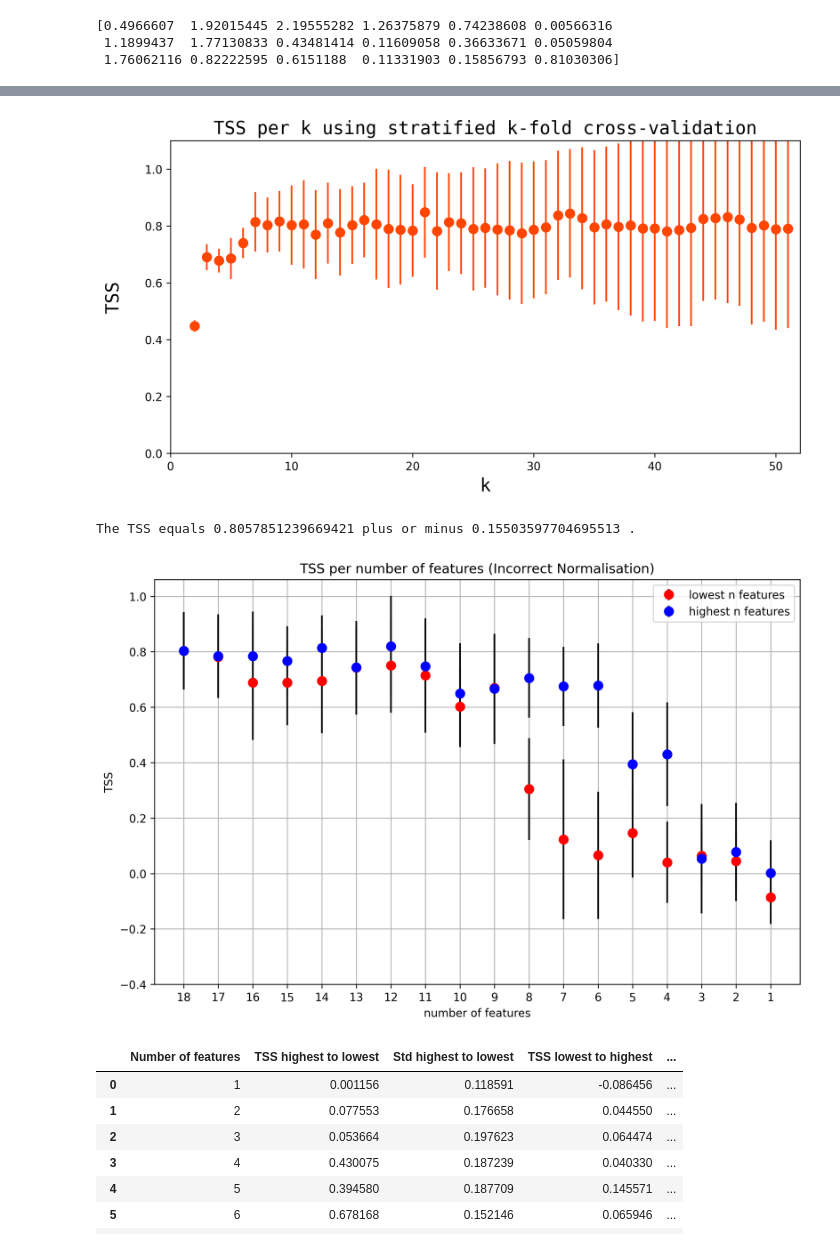
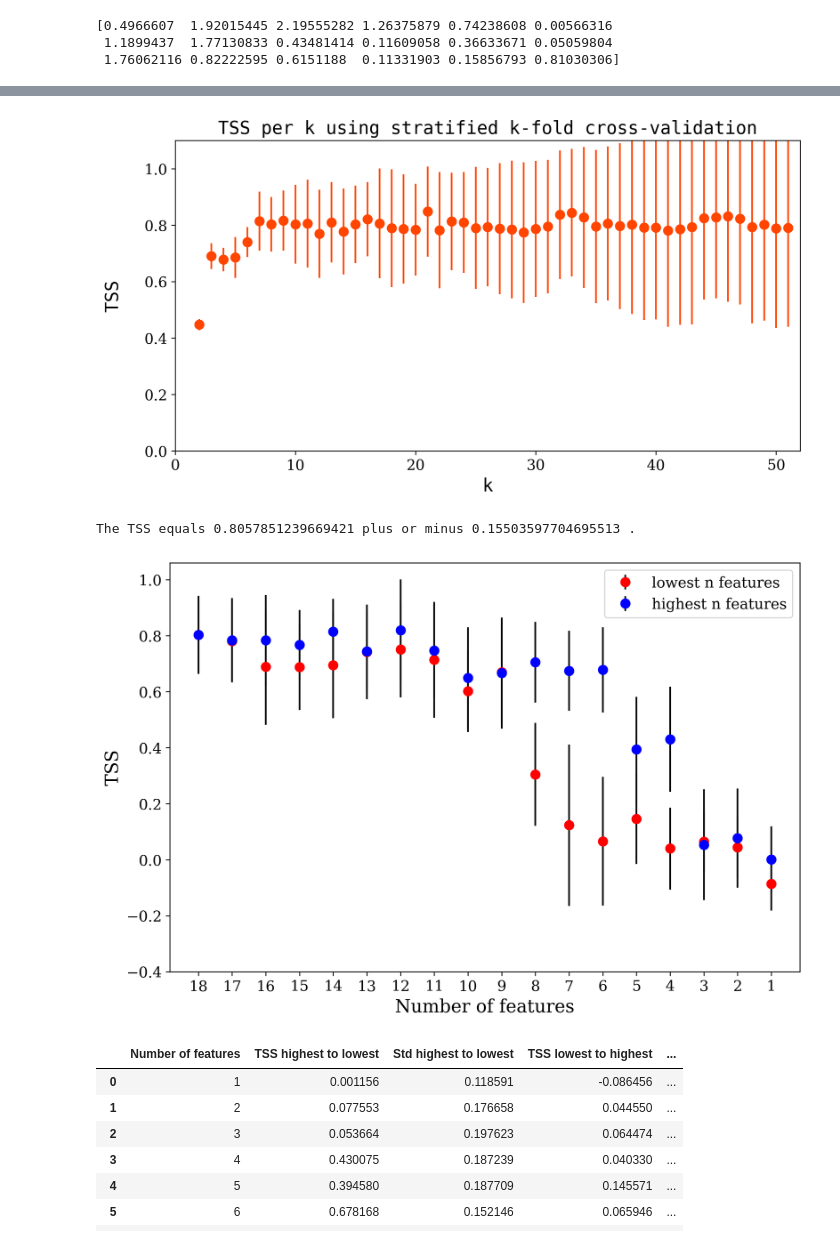
Before and after one commit to nabdeep-patel/flare_cme_association, a Jupyter notebook: Bobra et al. 2016/result_2016.ipynb, the cells around one changed output, grey strips where cells are left out. Cells and saved outputs as stored; diff of their text form; code cells hidden in the pictures.

```diff
--- a/Bobra et al. 2016/result_2016.ipynb
+++ b/Bobra et al. 2016/result_2016.ipynb
@@ -2,3 +2,16 @@
 import pandas as pd
 import numpy as np
 import matplotlib.pyplot as plt
+# %%
+plt.rcParams.update({
+    "font.family": "serif",
+    "font.size": 14,            # base font size
+    "axes.labelsize": 16,       # x/y labels
+    "axes.titlesize": 17,       # title
+    "xtick.labelsize": 13,
+    "ytick.labelsize": 13,
+    "legend.fontsize": 13,
+    "figure.dpi": 300
+})
+
+plt.figure(figsize=(8, 5))
@@ -181,7 +197,7 @@ plt.title(r'TSS per k using stratified k-fold cross-validation', **text_style)
 fig = plt.gcf()
 fig.set_size_inches(10, 5)
 # %% [output]
-[figure, old version]
+[figure, new version]
 # %%
 print("The TSS equals", array_of_avg_TSS[9],"plus or minus", array_of_std_TSS[9], ".")
 # %% [output]
@@ -243,37 +259,35 @@ for k in num_features:
         ytrain = ydata[train_index]
         # xtest are the examples in the testing set
         xtest = X_subset[test_index]
         ytest = ydata[test_index]    # ytest are the labels in the testing set
         clf.fit(xtrain, ytrain)
         TN, FP, TP, FN = confusion_table(clf.predict(xtest), ytest)
         if (((TP+FN) == 0.0) or (FP+TN) == 0.0):
             these_TSS_for_this_k.append(np.nan)
             continue
         else:
             these_TSS_for_this_k.append(TP/(TP+FN) - FP/(FP+TN))
     TSS_k = np.array(these_TSS_for_this_k)
     tss_means_low2high.append(np.mean(TSS_k))
     tss_stds_low2high.append(np.std(TSS_k))
 
 # Plot
 plt.figure(figsize=(9, 6), dpi = 300)
 plt.errorbar(num_features, tss_means_low2high, yerr=tss_stds_low2high, color='black', label='lowest n features', fmt='o', markerfacecolor='red', markeredgecolor='red', markersize=8)
 
 plt.errorbar(num_features, tss_means_high2low, yerr=tss_stds_high2low, color='black', label='highest n features', fmt='o', markerfacecolor='blue', markeredgecolor='blue', markersize=8)
 
-plt.xlabel('number of features')
+plt.xlabel('Number of features')
 plt.ylabel('TSS')
-plt.title('TSS per number of features (Incorrect Normalisation)')
 plt.xticks(num_features)
 plt.yticks(np.arange(-0.4, 1.2, 0.2))
 
-plt.grid(True)
 plt.legend()
 plt.gca().invert_xaxis()
 plt.tight_layout()
 plt.show()
 # %% [output]
-[figure, old version]
+[figure, new version]
 # %%
 no_features = [i for i in range(1,19)]
 table = pd.DataFrame({'Number of features': no_features,
```
Also changed, not shown: parts of 5 cells of this notebook, 2 other files.
